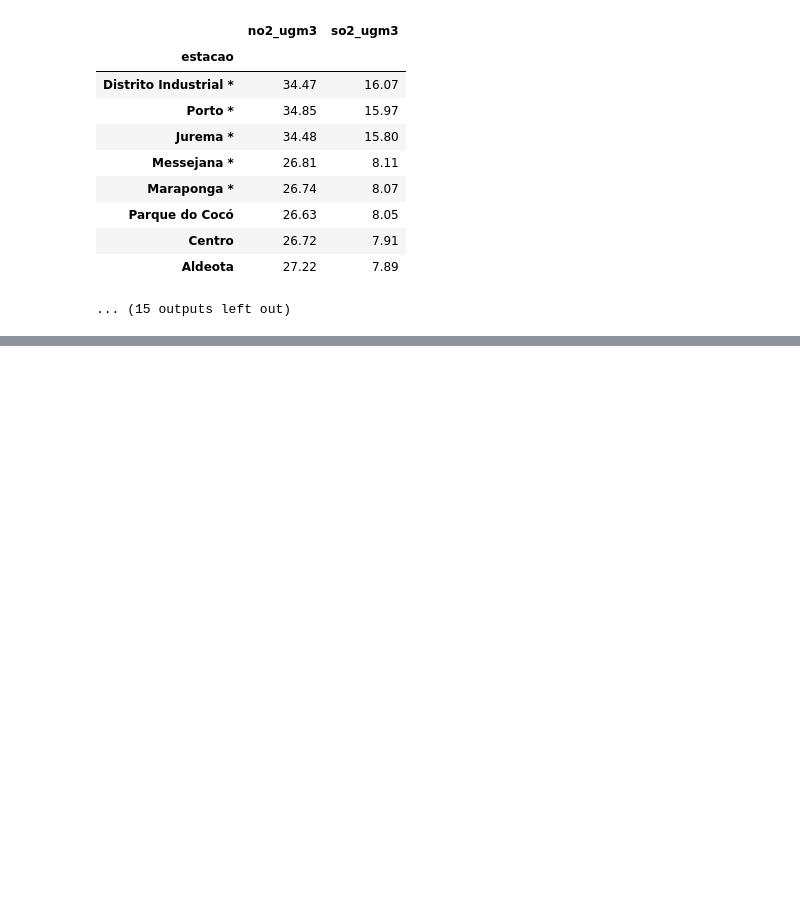
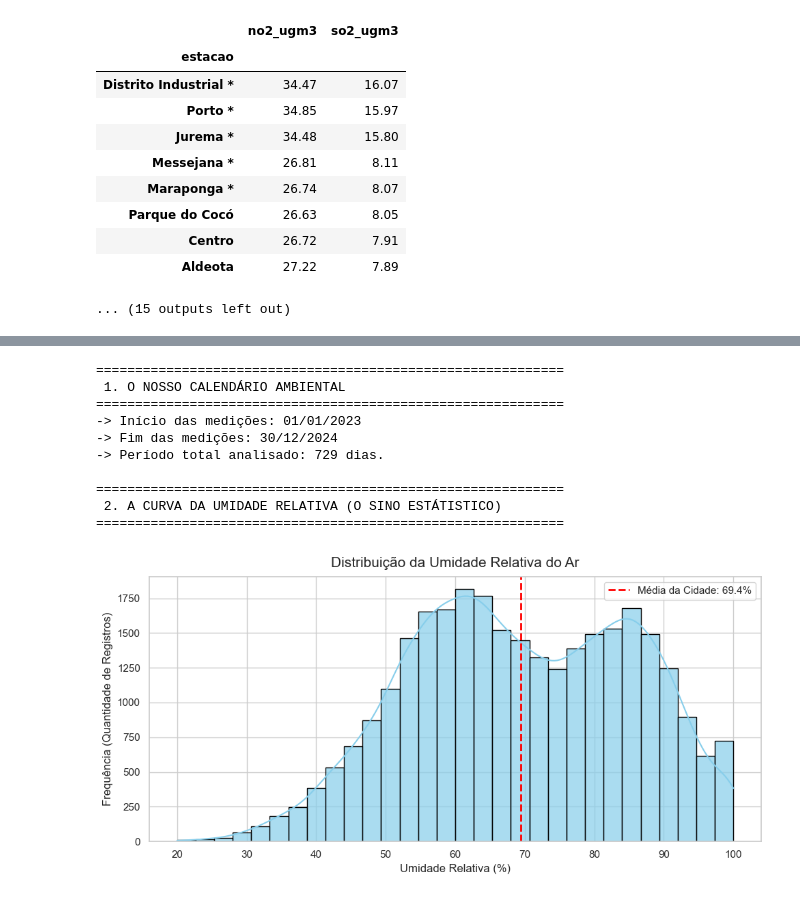
Before and after one commit to felipecezar01/projeto3_poluicao_atmosferica-CDT13, a Jupyter notebook: notebooks/01_relatorio_alerta_vermelho.ipynb, the cells around one changed output, grey strips where cells are left out. Saved outputs shown, nothing was run; the diff lists cells and outputs as text; code cells hidden in the pictures; blank space fills up the shorter version.

```diff
--- a/notebooks/01_relatorio_alerta_vermelho.ipynb
+++ b/notebooks/01_relatorio_alerta_vermelho.ipynb
@@ -377,0 +1104,70 @@ Nossa base de dados tem o cadastro desses bairros: Jurema, Distrito Industrial,
+# %%
+# ==============================================================================
+# 11. O FATOR CLIMÁTICO: CALENDÁRIO E DISTRIBUIÇÃO DA UMIDADE
+# ==============================================================================
+import matplotlib.pyplot as plt
+import seaborn as sns
+import pandas as pd
+
+# 1. Checando o intervalo de datas (o tamanho do nosso calendário)
+# Garantindo que a coluna seja do tipo datetime
+df_ar['data'] = pd.to_datetime(df_ar['data'])
+
+data_inicio = df_ar['data'].min().strftime('%d/%m/%Y')
+data_fim = df_ar['data'].max().strftime('%d/%m/%Y')
+dias_totais = (df_ar['data'].max() - df_ar['data'].min()).days
+
+print("="*60)
+print(" 1. O NOSSO CALENDÁRIO AMBIENTAL")
+print("="*60)
+print(f"-> Início das medições: {data_inicio}")
+print(f"-> Fim das medições: {data_fim}")
+print(f"-> Período total analisado: {dias_totais} dias.\n")
+
+# 2. Visualizando a distribuição da Umidade Relativa
+print("="*60)
+print(" 2. A CURVA DA UMIDADE RELATIVA (O SINO ESTÁTISTICO)")
+print("="*60)
+
+plt.figure(figsize=(10, 5))
+
+# Usando histplot com kde=True para desenhar as barras e a curva de densidade ("o sino")
+# CORREÇÃO: Usando o nome exato da coluna: 'umidade_relativa_pct'
+sns.histplot(
+    df_ar['umidade_relativa_pct'],
+    bins=30,
+    kde=True,
+    color='skyblue',
+    edgecolor='black',
+    alpha=0.7
+)
+
+# Adicionando uma linha vermelha para marcar a média exata
+media_umidade = df_ar['umidade_relativa_pct'].mean()
+plt.axvline(
+    media_umidade,
+    color='red',
+    linestyle='dashed',
+    linewidth=2,
+    label=f'Média da Cidade: {media_umidade:.1f}%'
+)
+
+# Estilização
+plt.title('Distribuição da Umidade Relativa do Ar', fontsize=15, pad=10)
+plt.xlabel('Umidade Relativa (%)', fontsize=12)
+plt.ylabel('Frequência (Quantidade de Registros)', fontsize=12)
+plt.legend()
+plt.tight_layout()
+plt.show()
+# %% [output]
+============================================================
+ 1. O NOSSO CALENDÁRIO AMBIENTAL
+============================================================
+-> Início das medições: 01/01/2023
+-> Fim das medições: 30/12/2024
+-> Período total analisado: 729 dias.
+
+============================================================
+ 2. A CURVA DA UMIDADE RELATIVA (O SINO ESTÁTISTICO)
+============================================================
+[figure, added]
```
Also changed, not shown: parts of 57 cells of this notebook, 1 other file.
